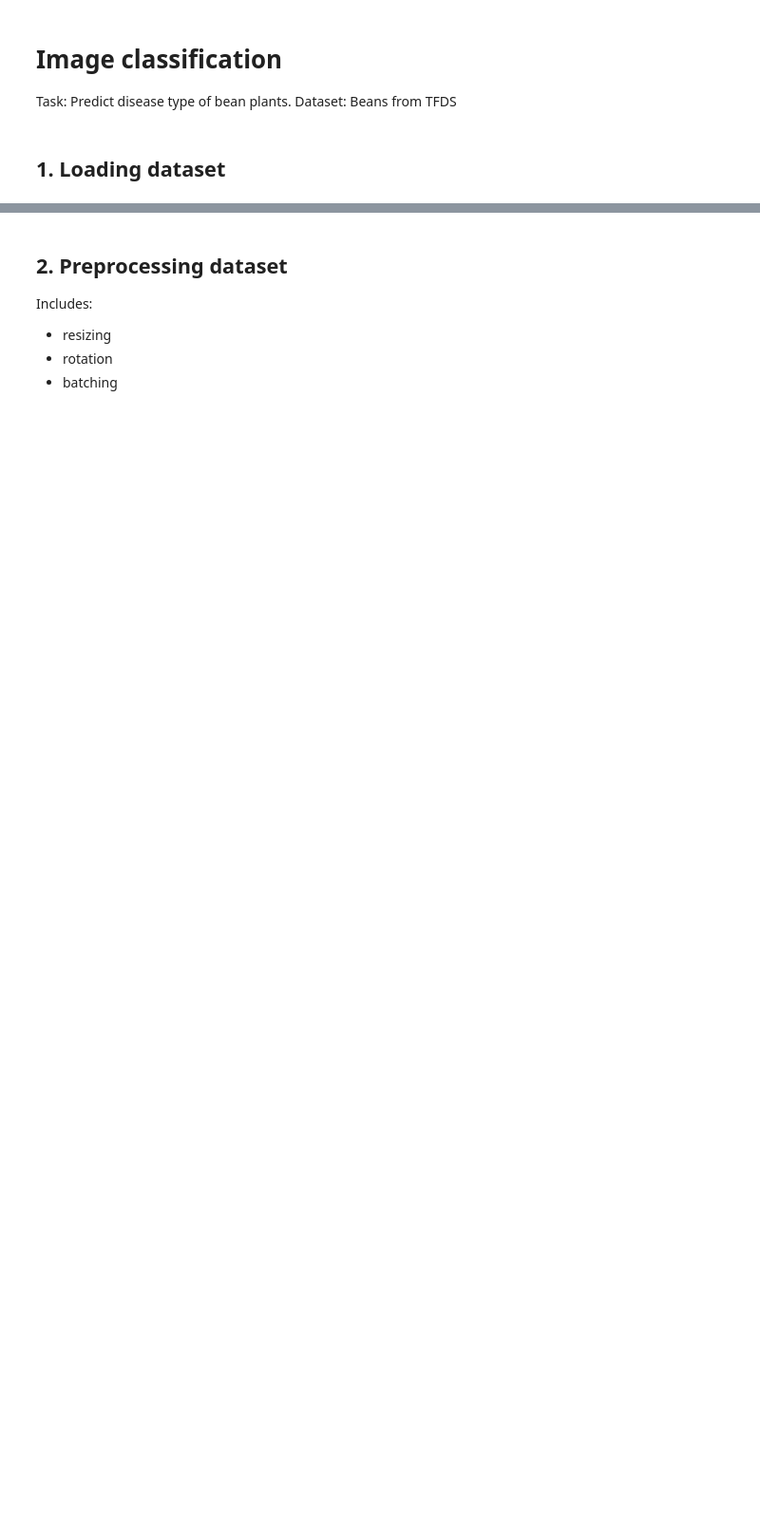
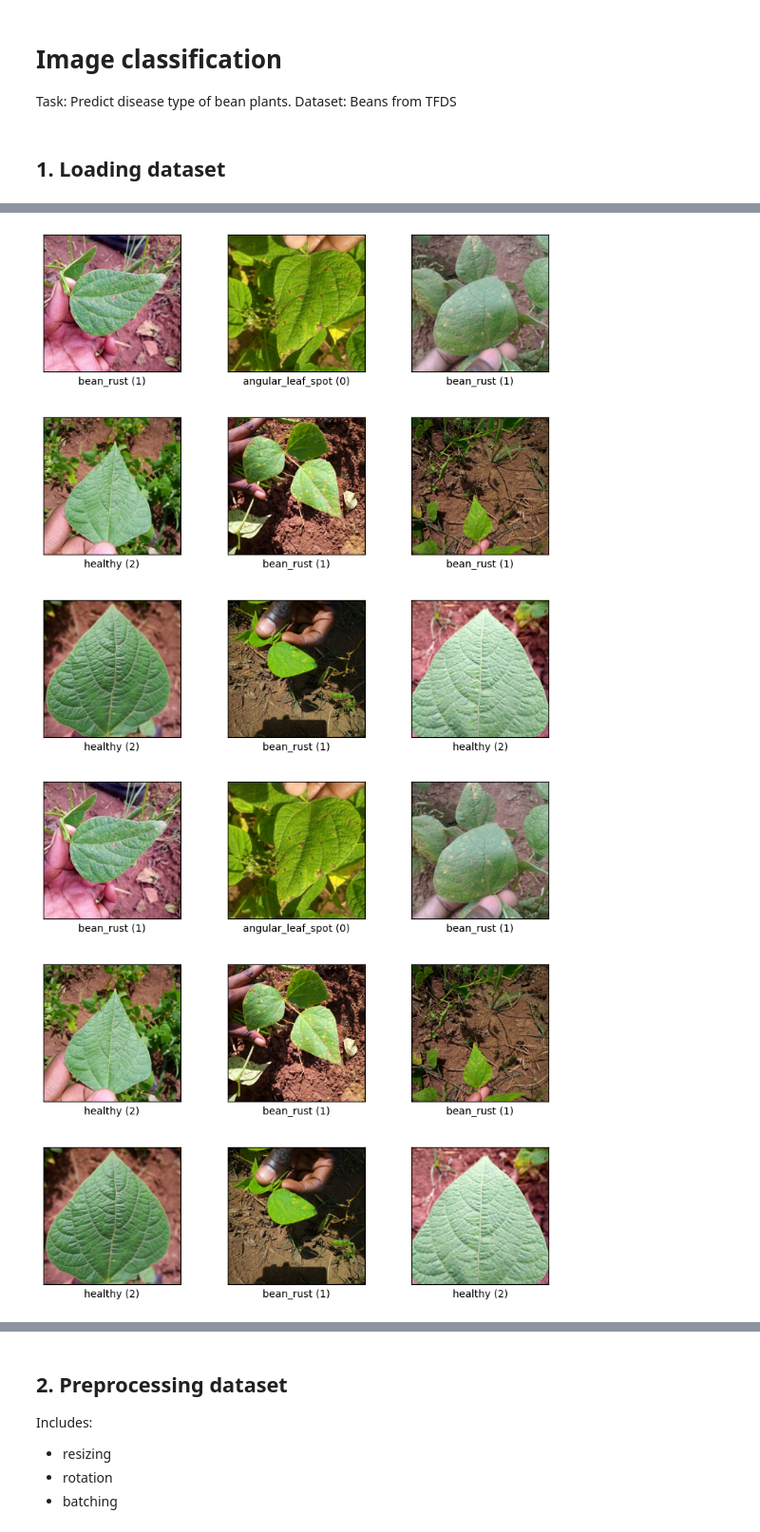
Before and after one commit to balooooooooo/bean-classification, a Jupyter notebook: imagine_classification.ipynb, the cells around one changed output, grey strips where cells are left out. Shown at 95% size. Drawn from its saved outputs; the diff is of its cells as text; code cells hidden in the pictures; blank space fills up the shorter version.

```diff
--- a/imagine_classification.ipynb
+++ b/imagine_classification.ipynb
@@ -14,0 +44,5 @@ import tensorflow as tf
+# %%
+tfds.show_examples(ds_train, ds_info=ds_info)
+# %% [output]
+[figure, added]
+[figure, added]
```
Also changed, not shown: parts of 6 cells of this notebook.
